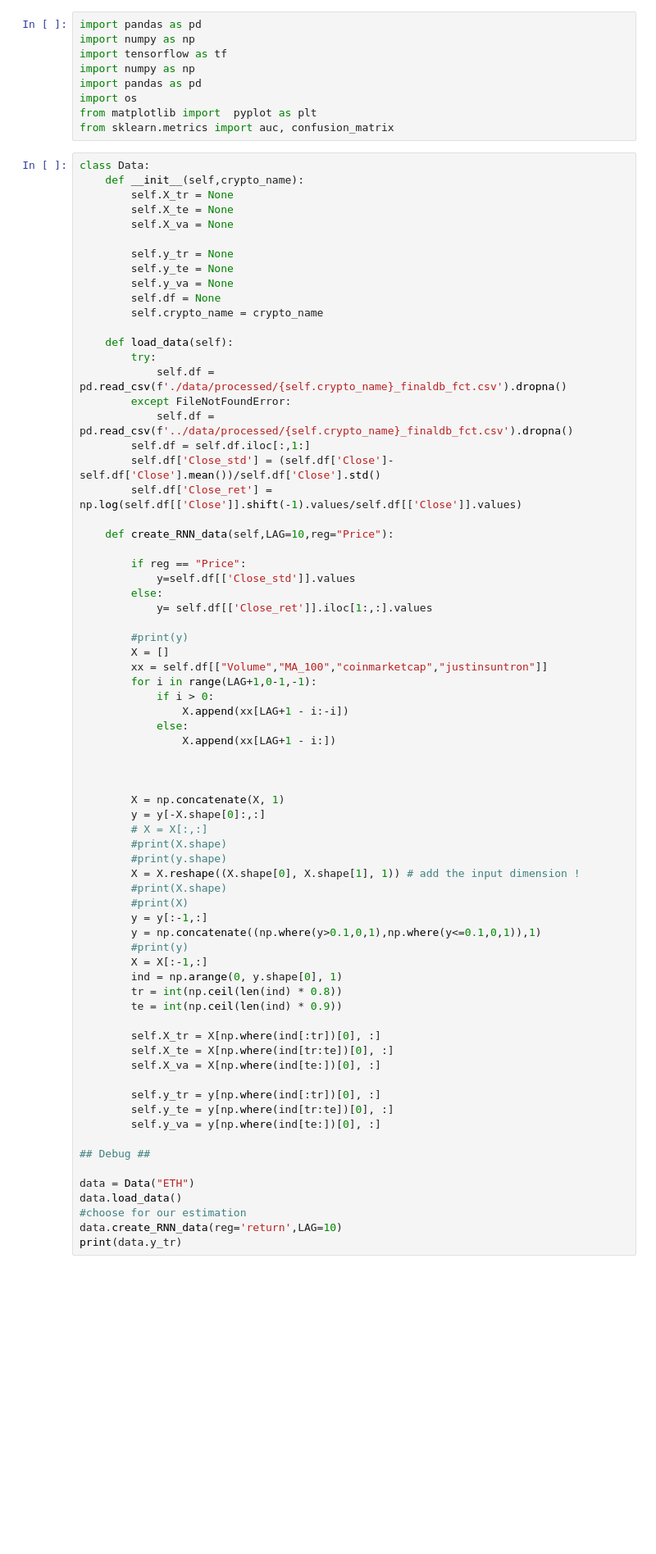
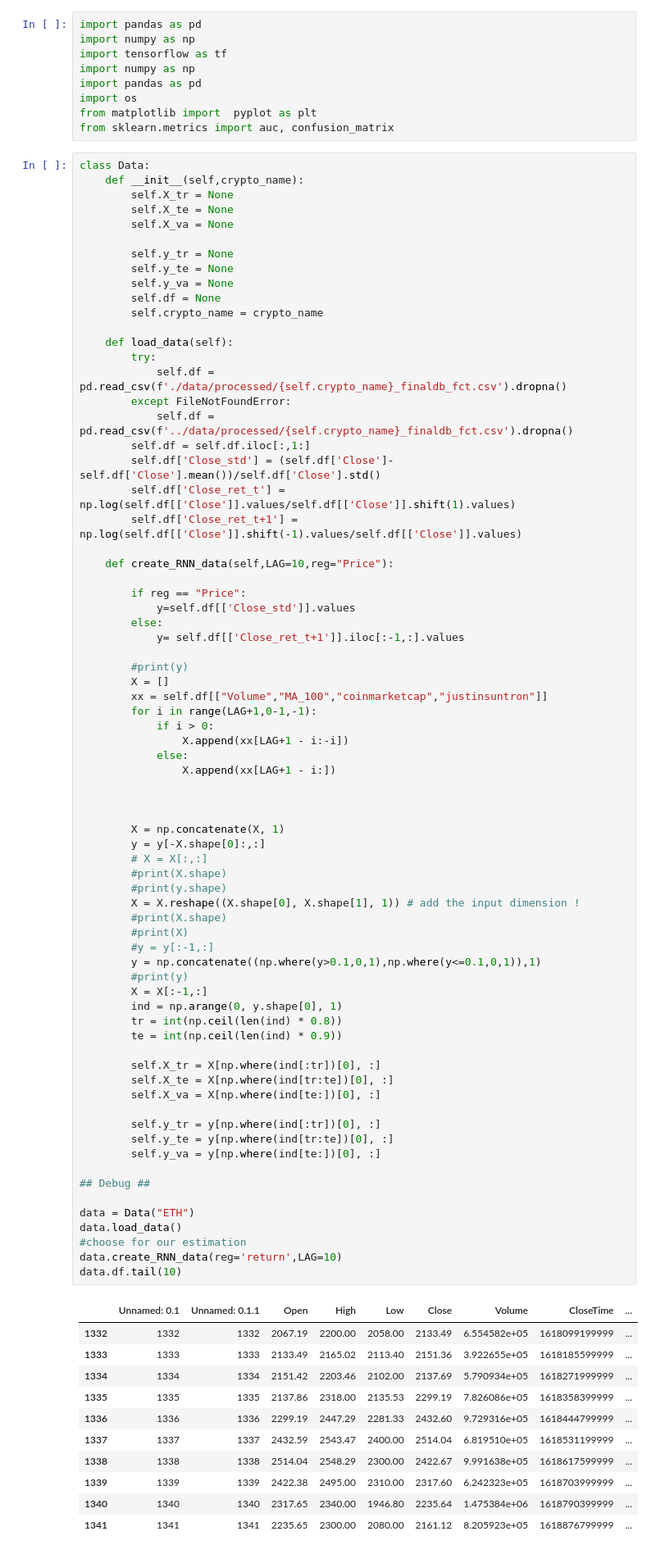
Before and after one commit to GuillaumePv/data-analysis-crypto, a Jupyter notebook: notebooks/debug_data.ipynb, the cells around one changed output. Shown at 82% size. Drawn from its saved outputs; the diff is of its cells as text; blank space fills up the shorter version.

```diff
--- a/notebooks/debug_data.ipynb
+++ b/notebooks/debug_data.ipynb
@@ -27,14 +27,15 @@ class Data:
             self.df = pd.read_csv(f'../data/processed/{self.crypto_name}_finaldb_fct.csv').dropna()
         self.df = self.df.iloc[:,1:]
         self.df['Close_std'] = (self.df['Close']-self.df['Close'].mean())/self.df['Close'].std()
-        self.df['Close_ret'] = np.log(self.df[['Close']].shift(-1).values/self.df[['Close']].values)
+        self.df['Close_ret_t'] = np.log(self.df[['Close']].values/self.df[['Close']].shift(1).values)
+        self.df['Close_ret_t+1'] = np.log(self.df[['Close']].shift(-1).values/self.df[['Close']].values)
 
     def create_RNN_data(self,LAG=10,reg="Price"):
 
         if reg == "Price":
             y=self.df[['Close_std']].values
         else:
-            y= self.df[['Close_ret']].iloc[1:,:].values
+            y= self.df[['Close_ret_t+1']].iloc[:-1,:].values
 
         #print(y)
         X = []
@@ -50,32 +51,43 @@ class Data:
         X = np.concatenate(X, 1)
         y = y[-X.shape[0]:,:]
         # X = X[:,:]
         #print(X.shape)
         #print(y.shape)
         X = X.reshape((X.shape[0], X.shape[1], 1)) # add the input dimension !
         #print(X.shape)
         #print(X)
-        y = y[:-1,:]
+        #y = y[:-1,:]
         y = np.concatenate((np.where(y>0.1,0,1),np.where(y<=0.1,0,1)),1)
         #print(y)
         X = X[:-1,:]
         ind = np.arange(0, y.shape[0], 1)
         tr = int(np.ceil(len(ind) * 0.8))
         te = int(np.ceil(len(ind) * 0.9))
 
         self.X_tr = X[np.where(ind[:tr])[0], :]
         self.X_te = X[np.where(ind[tr:te])[0], :]
         self.X_va = X[np.where(ind[te:])[0], :]
 
         self.y_tr = y[np.where(ind[:tr])[0], :]
         self.y_te = y[np.where(ind[tr:te])[0], :]
         self.y_va = y[np.where(ind[te:])[0], :]
 
 ## Debug ##
 
 data = Data("ETH")
 data.load_data()
 #choose for our estimation
 data.create_RNN_data(reg='return',LAG=10)
-print(data.y_tr)
+data.df.tail(10)
 # %% [output]
+|  | Unnamed: 0.1 | Unnamed: 0.1.1 | Open | High | Low | Close | Volume | CloseTime | ... |
+| 1332 | 1332 | 1332 | 2067.19 | 2200.00 | 2058.00 | 2133.49 | 6.554582e+05 | 1618099199999 | ... |
+| 1333 | 1333 | 1333 | 2133.49 | 2165.02 | 2113.40 | 2151.36 | 3.922655e+05 | 1618185599999 | ... |
+| 1334 | 1334 | 1334 | 2151.42 | 2203.46 | 2102.00 | 2137.69 | 5.790934e+05 | 1618271999999 | ... |
+| 1335 | 1335 | 1335 | 2137.86 | 2318.00 | 2135.53 | 2299.19 | 7.826086e+05 | 1618358399999 | ... |
+| 1336 | 1336 | 1336 | 2299.19 | 2447.29 | 2281.33 | 2432.60 | 9.729316e+05 | 1618444799999 | ... |
+| 1337 | 1337 | 1337 | 2432.59 | 2543.47 | 2400.00 | 2514.04 | 6.819510e+05 | 1618531199999 | ... |
+| 1338 | 1338 | 1338 | 2514.04 | 2548.29 | 2300.00 | 2422.67 | 9.991638e+05 | 1618617599999 | ... |
+| 1339 | 1339 | 1339 | 2422.38 | 2495.00 | 2310.00 | 2317.60 | 6.242323e+05 | 1618703999999 | ... |
+| 1340 | 1340 | 1340 | 2317.65 | 2340.00 | 1946.80 | 2235.64 | 1.475384e+06 | 1618790399999 | ... |
+| 1341 | 1341 | 1341 | 2235.65 | 2300.00 | 2080.00 | 2161.12 | 8.205923e+05 | 1618876799999 | ... |
```
Also changed, not shown: parts of 3 cells of this notebook, 3 other files.
